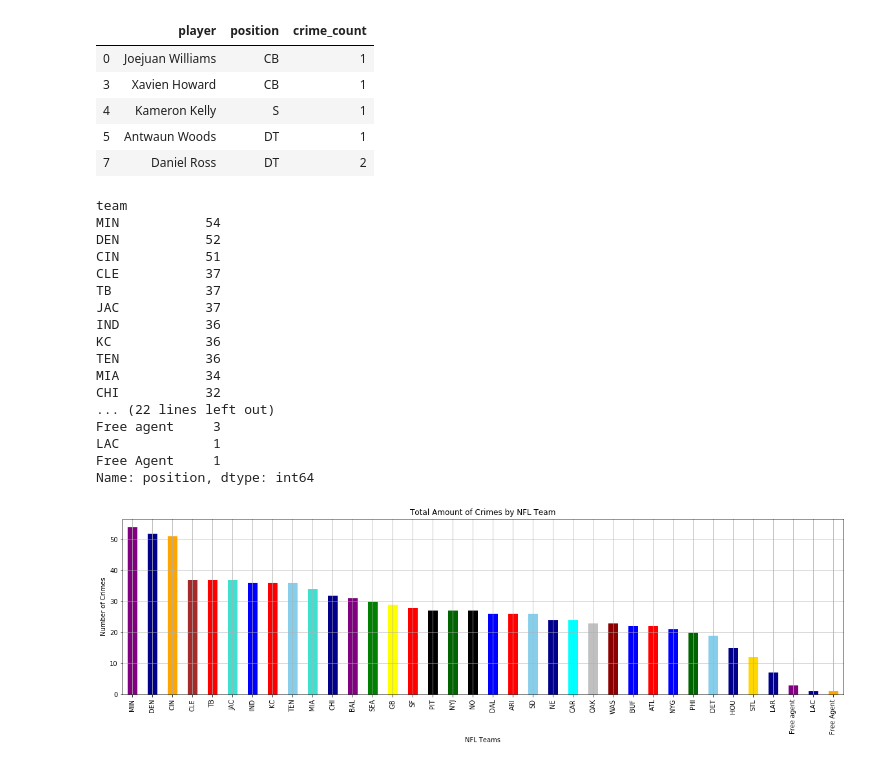
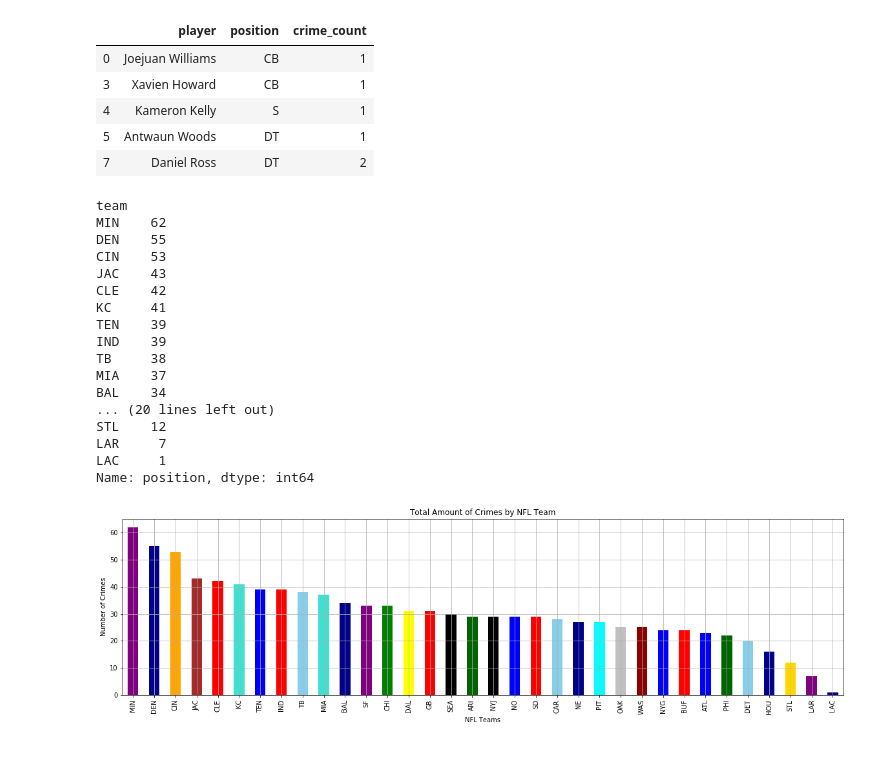
Before and after one commit to alecslaney/project2, a Jupyter notebook: Team Wins Csv and Scatter n stuff/cappybara/Arrest Data Clean.ipynb, the cells around one changed output. Cells and saved outputs as stored; diff of their text form; code cells hidden in the pictures.

```diff
--- a/Team Wins Csv and Scatter n stuff/cappybara/Arrest Data Clean.ipynb
+++ b/Team Wins Csv and Scatter n stuff/cappybara/Arrest Data Clean.ipynb
@@ -4,7 +4,7 @@ import pandas as pd
 import matplotlib.pyplot as plt
 # %%
 # Read in file
-file = "Resources/NFL Arrest CSV.csv"
+file = "Resources/combined_crimes.csv"
 df = pd.read_csv(file, encoding="ISO-8859-1")
 df.head(10) #956, 8
 # %% [output]
@@ -22,5 +22,5 @@ df.head(10) #956, 8
 # %%
-df.CATEGORY = df.CATEGORY.str.lower()
+df.crimeraw = df.crimeraw.str.lower()
 # %%
 df[["Crime 1", "Crime 2", "Crime 3"]] = df.CATEGORY.str.split(",", expand=True)
 df["crime_list"] = df.CATEGORY.str.split(",")
@@ -81,34 +81,33 @@ defense_crime_df.head()
 | 7 | Daniel Ross | DT | 2 |
 # %%
 #create team count for number of crimes
-CrimeCountbyTeam = df.groupby('team').count()['position'].sort_values(ascending=False)
-CrimeCountbyTeam
+TeamCrimeCount = df.groupby('team').count()['position'].sort_values(ascending=False)
+TeamCrimeCount = TeamCrimeCount.drop(['Free Agent', 'Free agent'])
+TeamCrimeCount
 # %% [output]
 team
-MIN           54
-DEN           52
-CIN           51
-CLE           37
-TB            37
-JAC           37
-IND           36
-KC            36
-TEN           36
-MIA           34
-CHI           32
-... (22 lines left out)
-Free agent     3
-LAC            1
-Free Agent     1
+MIN    62
+DEN    55
+CIN    53
+JAC    43
+CLE    42
+KC     41
+TEN    39
+IND    39
+TB     38
+MIA    37
+BAL    34
+... (20 lines left out)
+STL    12
+LAR     7
+LAC     1
 Name: position, dtype: int64
 # %%
-CrimeChart = CrimeCountbyTeam.plot(kind='bar', color=['purple', 'DarkBlue', 'orange', 'brown', 'red', 'turquoise', 'blue', 'red', 'skyblue', 'turquoise', 'darkblue', 'purple', 'green', 'yellow', 'red', 'black', 'darkgreen', 'black', 'blue', 'red', 'skyblue', 'darkblue', 'cyan', 'silver', 'darkred', 'blue', 'red', 'blue', 'darkgreen', 'skyblue', 'darkblue', 'gold', 'darkblue'], title='Total Amount of Crimes by NFL Team', grid=True, figsize=(20,5))
+CrimeChart = TeamCrimeCount.plot(kind='bar', color=['purple', 'DarkBlue', 'orange', 'brown', 'red', 'turquoise', 'blue', 'red', 'skyblue', 'turquoise', 'darkblue', 'purple', 'green', 'yellow', 'red', 'black', 'darkgreen', 'black', 'blue', 'red', 'skyblue', 'darkblue', 'cyan', 'silver', 'darkred', 'blue', 'red', 'blue', 'darkgreen', 'skyblue', 'darkblue', 'gold'], title='Total Amount of Crimes by NFL Team', grid=True, figsize=(20,5))
 CrimeChart.set_xlabel("NFL Teams")
 CrimeChart.set_ylabel("Number of Crimes")
 ax = CrimeChart
 fig = ax.get_figure()
 fig.savefig('../output/CrimesByTeam')
-#plt.show()
-#plt.savefig("../output/CrimesByTeam")
 # %% [output]
-[figure, old version]
+[figure, new version]
```
Also changed, not shown: parts of 1 cell of this notebook, 5 other files.
